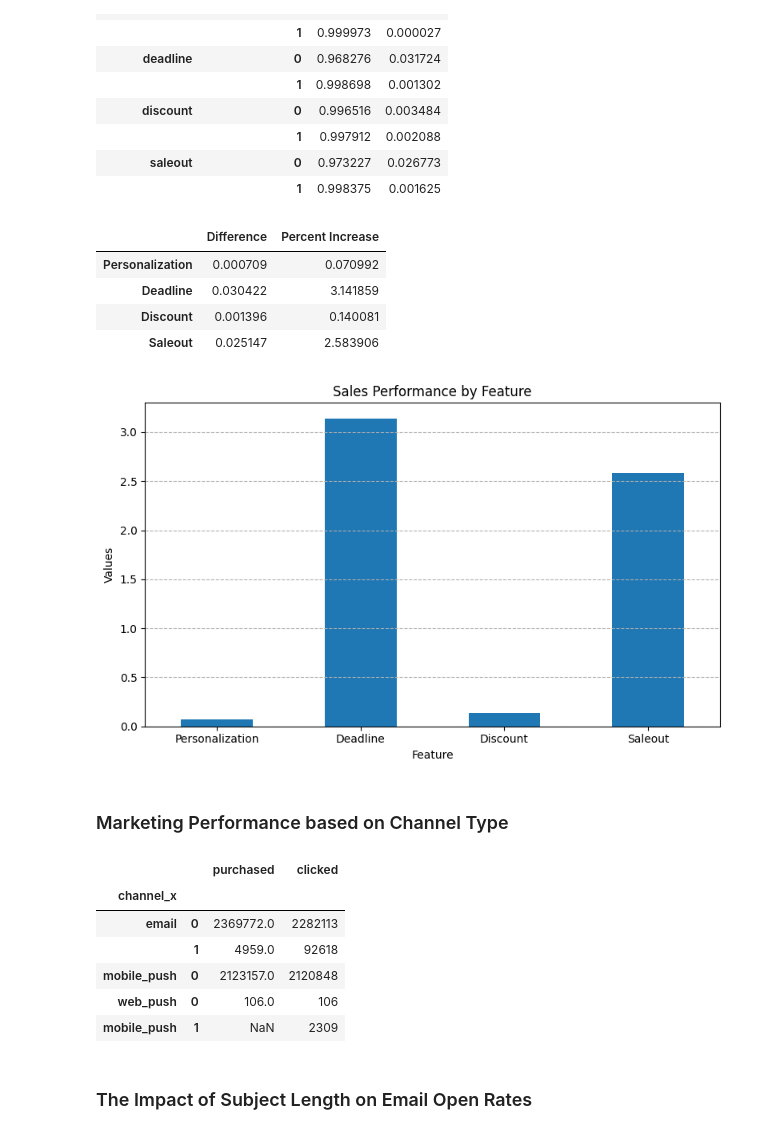
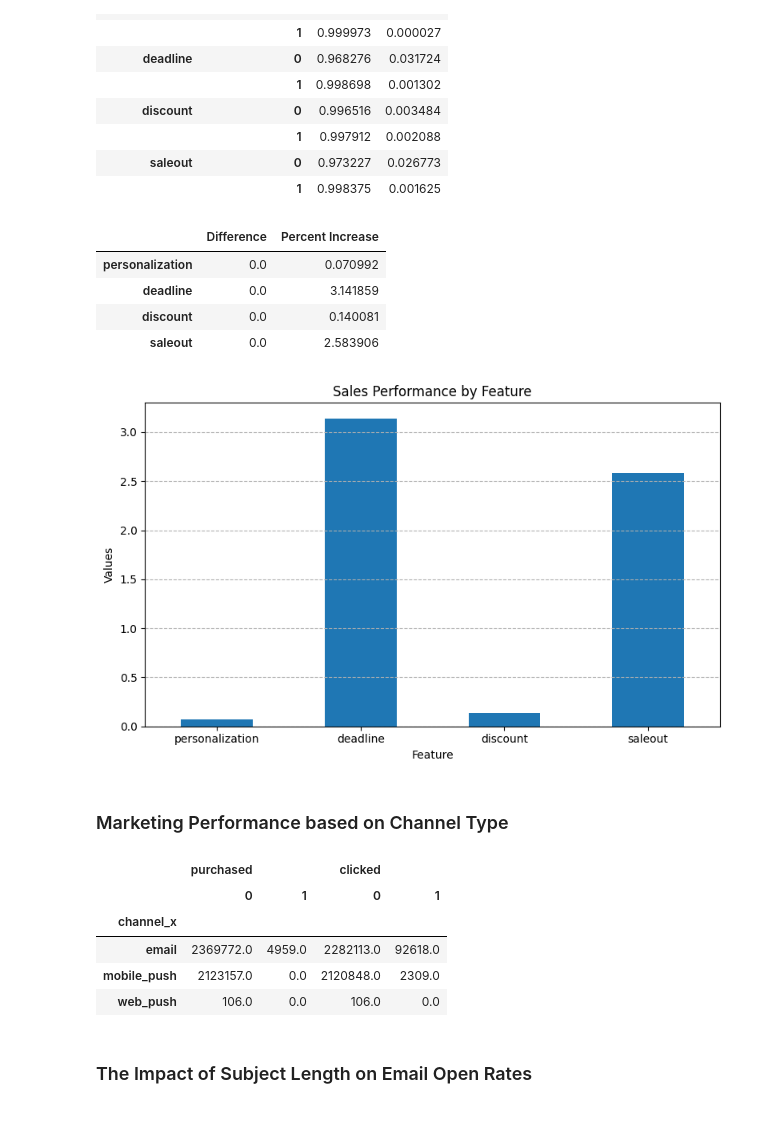
Before and after one commit to miguelsadorra14/DataWrangling, a Jupyter notebook: project.ipynb, the cells around one changed output. Drawn from its saved outputs; the diff is of its cells as text; code cells hidden in the pictures.

```diff
--- a/project.ipynb
+++ b/project.ipynb
@@ -372,18 +363,14 @@ display(final_result.div(final_result.sum(1),axis=0))
 |  | 1 | 0.998375 | 0.001625 |
 # %%
 def getdiff(diff_df, feature):
+    return diff_df[0][(feature, 1)] - diff_df[0][(feature, 1)]
+def get_percent(diff_df, feature):
     diff_1 = diff_df[0][(feature, 1)] - diff_df[0][(feature, 0)]
-    percentage_inc = (diff_1 / diff_df[0][(feature, 0)]) * 100
-    return diff_1, percentage_inc
+    return (diff_1 / diff_df[0][(feature, 0)]) * 100
+list_index = ['personalization', 'deadline', 'discount', 'saleout']
 
-personalization_diff, personalization_percent_inc = getdiff(diff, 'personalization')
-deadline_diff, deadline_percent_inc = getdiff(diff, 'deadline')
-discount_diff, discount_percent_inc = getdiff(diff, 'discount')
-saleout_diff, saleout_percent_inc = getdiff(diff, 'saleout')
+sales_performance = pd.DataFrame({'Difference': [getdiff(diff, i) for i in list_index], 'Percent Increase': [get_percent(diff, i) for i in list_index]}, index = list_index)
 
-sales_performance = pd.DataFrame({'Difference': [personalization_diff, deadline_diff, discount_diff, saleout_diff],
-                                  'Percent Increase': [personalization_percent_inc,deadline_percent_inc, discount_percent_inc, saleout_percent_inc]},
-                                  index = ['Personalization', 'Deadline', 'Discount', 'Saleout'])
 display(sales_performance)
 
 sales_performance['Percent Increase'].plot(kind='bar', figsize=(8, 5))
@@ -396,28 +383,28 @@ plt.tight_layout()
 plt.show()
 # %% [output]
 |  | Difference | Percent Increase |
-| Personalization | 0.000709 | 0.070992 |
-| Deadline | 0.030422 | 3.141859 |
-| Discount | 0.001396 | 0.140081 |
-| Saleout | 0.025147 | 2.583906 |
+| personalization | 0.0 | 0.070992 |
+| deadline | 0.0 | 3.141859 |
+| discount | 0.0 | 0.140081 |
+| saleout | 0.0 | 2.583906 |
 [figure]
 # %% [markdown]
 ### Marketing Performance based on Channel Type
 # %%
 channel_type = merged_df.groupby('channel_x')
 channel_purchases = channel_type['is_purchased'].value_counts()
 channel_clicks = channel_type['is_clicked'].value_counts()
 
-result = pd.concat([channel_purchases, channel_clicks], axis=1, keys=['purchased', 'clicked'])
-display(result)
+result_table = pd.concat([channel_purchases, channel_clicks], axis=1, keys=['purchased', 'clicked'])
+result_table = result_table.unstack(level=1).fillna(0)
+display(result_table)
 # %% [output]
-|  |  | purchased | clicked |
-| channel_x |  |  |  |
-| email | 0 | 2369772.0 | 2282113 |
-|  | 1 | 4959.0 | 92618 |
-| mobile_push | 0 | 2123157.0 | 2120848 |
-| web_push | 0 | 106.0 | 106 |
-| mobile_push | 1 | NaN | 2309 |
+|  | purchased |  | clicked |  |
+|  | 0 | 1 | 0 | 1 |
+| channel_x |  |  |  |  |
+| email | 2369772.0 | 4959.0 | 2282113.0 | 92618.0 |
+| mobile_push | 2123157.0 | 0.0 | 2120848.0 | 2309.0 |
+| web_push | 106.0 | 0.0 | 106.0 | 0.0 |
 # %% [markdown]
 ### The Impact of Subject Length on Email Open Rates
 # %%
```
Also changed, not shown: parts of 3 cells of this notebook.
